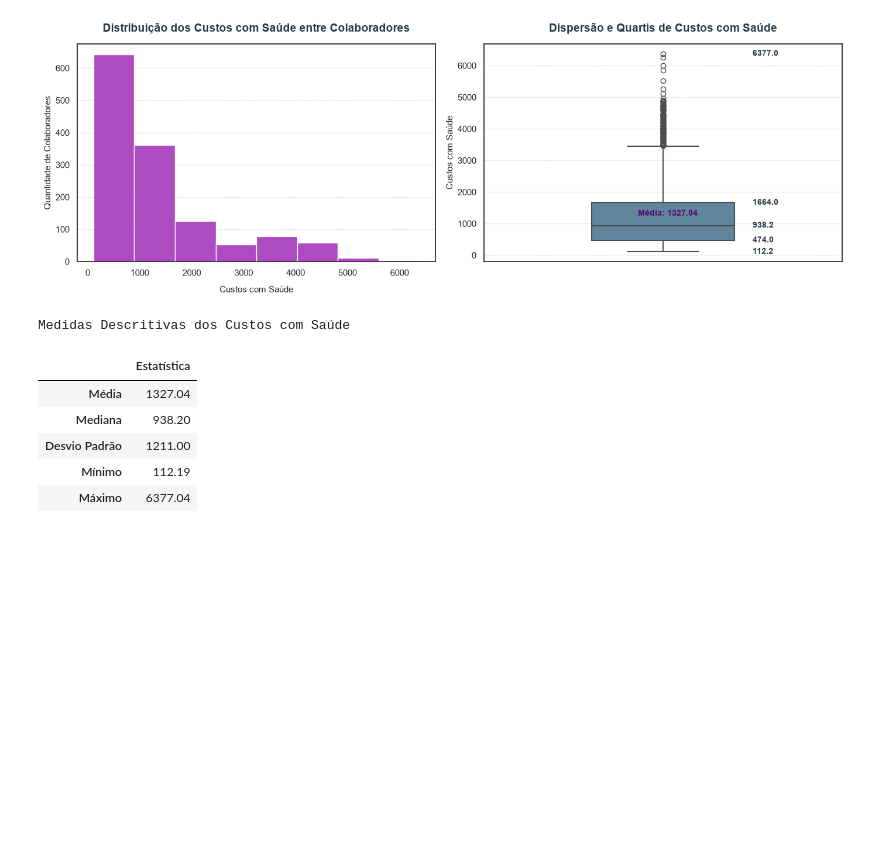
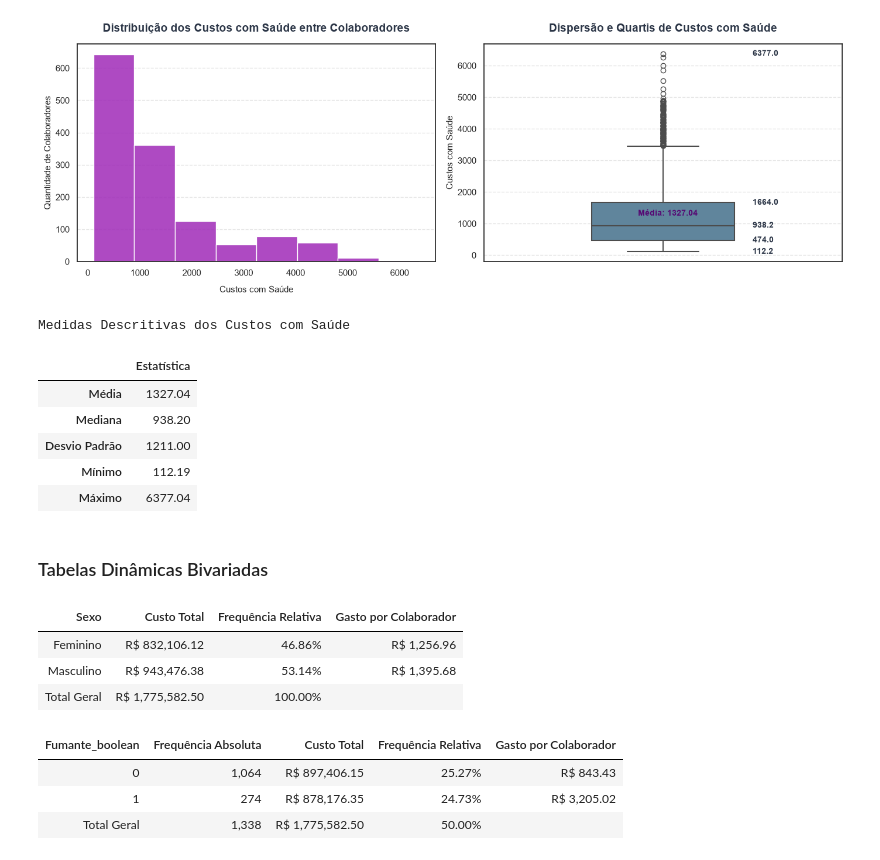
Before and after one commit to luizapilotto/case-plano-saude, a Jupyter notebook: notebooks/analise_exploratoria.ipynb, the cells around one changed output. Drawn from its saved outputs; the diff is of its cells as text; code cells hidden in the pictures; blank space fills up the shorter version.

Commit message:
Tabelas bivariadas de Sexo, Fumante e Região

```diff
--- a/notebooks/analise_exploratoria.ipynb
+++ b/notebooks/analise_exploratoria.ipynb
@@ -446,3 +446,73 @@ Medidas Descritivas dos Custos com Saúde
 | Desvio Padrão | 1211.00 |
 | Mínimo | 112.19 |
 | Máximo | 6377.04 |
+# %% [markdown]
+### Tabelas Dinâmicas Bivariadas
+# %%
+# Criando função reutilizável para tabelas dinâmicas
+def tabela_bivariada(df, coluna):
+    tabela = df.groupby(coluna).agg(
+        Freq_Absoluta=(coluna, 'count'),
+        Soma_Custos=('Custo_Saude', 'sum')
+    ).reset_index()
+
+    # Criando a linha de Total Geral (Cálculos dos totais)
+    total_freq = tabela['Freq_Absoluta'].sum()
+    total_custos = tabela['Soma_Custos'].sum()
+
+    # Calculando tabelas
+    tabela['Freq_Relativa'] = tabela['Soma_Custos'] / tabela['Soma_Custos'].sum()
+    tabela['Gasto_Por_Colaborador'] = tabela['Soma_Custos'] / tabela['Freq_Absoluta']
+
+    #Criando linhas de total geral
+    linha_total = pd.DataFrame([{
+        coluna: 'Total Geral',
+        'Freq_Absoluta': total_freq,
+        'Soma_Custos': total_custos,
+        'Freq_Relativa': 1.0,
+        'Gasto_Por_Colaborador': None
+    }])
+
+    # Unindo as categorias com a linha de Total Geral no final
+    tabela = pd.concat([tabela, linha_total], ignore_index=True)
+
+    # Limpa o Gasto por Colaborador do Total Geral
+    tabela.loc[tabela[coluna] == 'Total Geral', 'Gasto_Por_Colaborador'] = None
+
+    # Renomeando coluna
+    tabela.columns = [coluna.capitalize(), 'Frequência Absoluta', 'Custo Total', 'Frequência Relativa', 'Gasto por Colaborador']
+
+    # Salvando como CSV
+    # O nome do arquivo muda dinamicamente dependendo da coluna
+    nome_arquivo = f'{PASTA_TABELAS}resumo_custo_por_{coluna.lower()}.csv'
+    tabela.to_csv(nome_arquivo, sep=';', index=False, encoding='utf-8-sig')
+
+    # Estilização da tabela
+    tabela_estilizada = (tabela.style
+        .format({
+            'Frequência Absoluta': '{:,}',             # Separador de milhares
+            'Frequência Relativa': '{:.2%}',           # Acréscimo de símbolo de porcentagem
+            'Custo Total': 'R$ {:,.2f}',               # Formatando para moeda real
+            'Gasto por Colaborador': lambda x: f'R$ {x:,.2f}' if pd.notnull(x) else '' # Só formata se não for nulo
+        })
+        .hide(axis='index')                            # Escondendo coluna de índices
+        .hide(subset=['Frequência Absoluta'], axis='columns') # Escondendo coluna de Frequência Absoluta pois já tem na Tabela de Frequência de Sexo
+        .set_properties(**{'text-align': 'center'})    # Centralizando texto
+        .background_gradient(cmap='BuPu', subset=['Gasto por Colaborador']) # Cor
+    )
+
+    return tabela_estilizada
+
+tabela_bivariada(df, 'Sexo')
+# %% [output]
+| Sexo | Custo Total | Frequência Relativa | Gasto por Colaborador |
+| Feminino | R$ 832,106.12 | 46.86% | R$ 1,256.96 |
+| Masculino | R$ 943,476.38 | 53.14% | R$ 1,395.68 |
+| Total Geral | R$ 1,775,582.50 | 100.00% |  |
+# %%
+tabela_bivariada(df, 'Fumante_Boolean')
+# %% [output]
+| Fumante_boolean | Frequência Absoluta | Custo Total | Frequência Relativa | Gasto por Colaborador |
+| 0 | 1,064 | R$ 897,406.15 | 25.27% | R$ 843.43 |
+| 1 | 274 | R$ 878,176.35 | 24.73% | R$ 3,205.02 |
+| Total Geral | 1,338 | R$ 1,775,582.50 | 50.00% |  |
```
Also changed, not shown: 4 other files.
